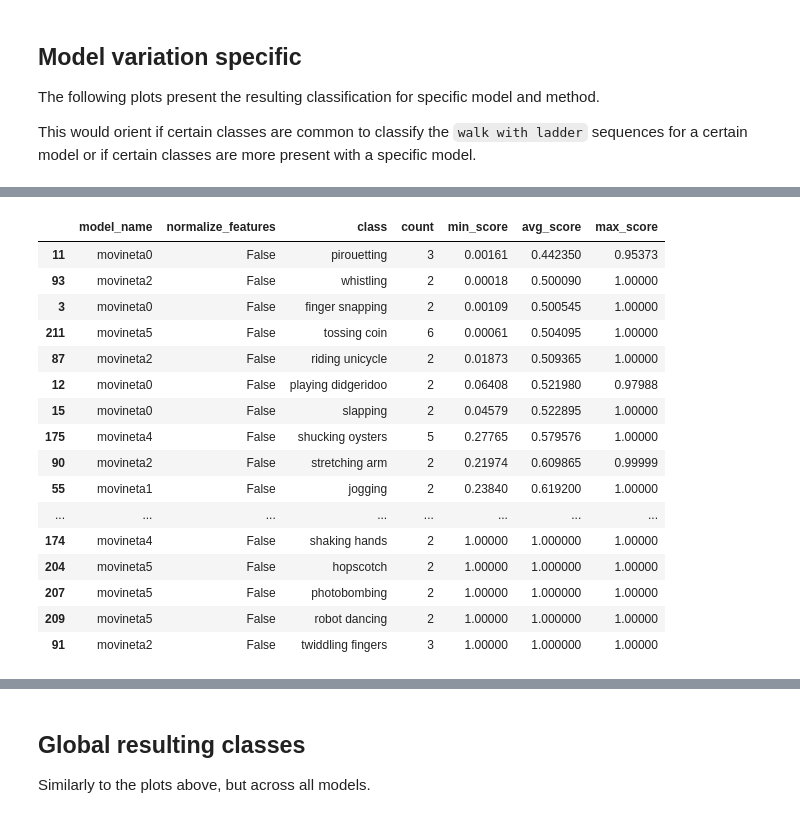
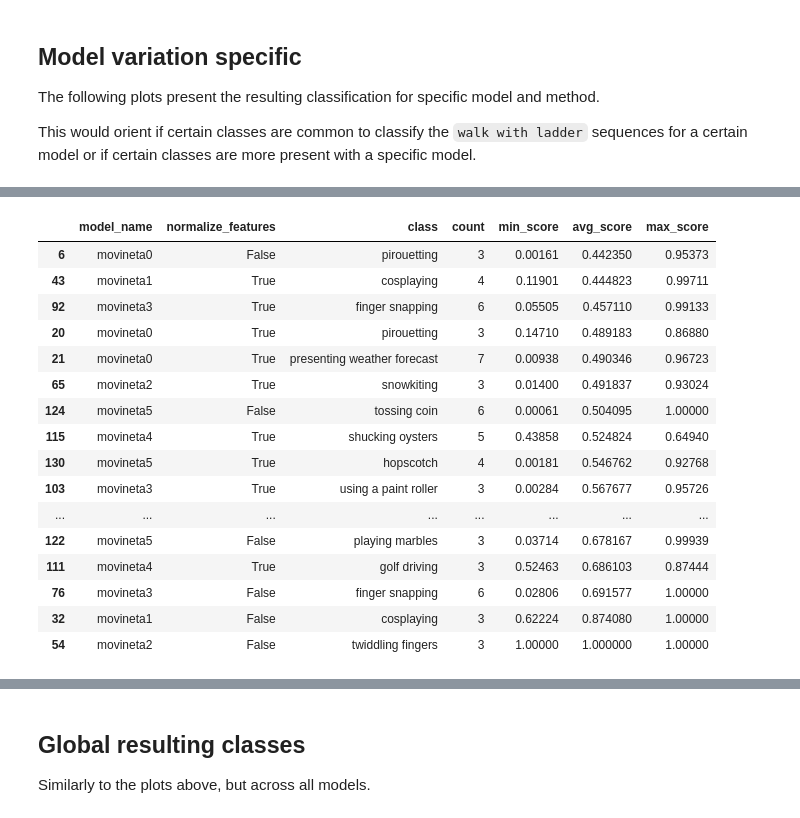
Before and after one commit to schallerala/unifr-master-ilids-alarms, a Jupyter notebook: results/movinet/all-classes-for-walk-with-ladder.ipynb, the cells around one changed output, grey strips where cells are left out. Drawn from its saved outputs; the diff is of its cells as text; code cells hidden in the pictures.

```diff
--- a/results/movinet/all-classes-for-walk-with-ladder.ipynb
+++ b/results/movinet/all-classes-for-walk-with-ladder.ipynb
@@ -74,34 +93,34 @@ fig.show()
 # %%
 # SELECT model_name, normalize_features, class, count(*), min(score), avg(score), max(score)
 # FROM `all` WHERE score > 0
-# GROUP BY model_name, normalize_features, class HAVING count(*) > 1 ORDER BY avg(score);
+# GROUP BY model_name, normalize_features, class HAVING count(*) > 2 ORDER BY avg(score);
 r = df[df['score'] > 0].groupby(['model_name', 'normalize_features', 'class']).filter(
-    lambda x: len(x) > 1
+    lambda x: len(x) > 2
 ).groupby(['model_name', 'normalize_features', 'class']).agg(
     count=('score', 'size'),
     min_score=('score', 'min'),
     avg_score=('score', 'mean'),
     max_score=('score', 'max')
 ).reset_index().sort_values(by=['avg_score', 'count']).tail(20)
 r
 # %% [output]
 |  | model_name | normalize_features | class | count | min_score | avg_score | max_score |
-| 11 | movineta0 | False | pirouetting | 3 | 0.00161 | 0.442350 | 0.95373 |
-| 93 | movineta2 | False | whistling | 2 | 0.00018 | 0.500090 | 1.00000 |
-| 3 | movineta0 | False | finger snapping | 2 | 0.00109 | 0.500545 | 1.00000 |
-| 211 | movineta5 | False | tossing coin | 6 | 0.00061 | 0.504095 | 1.00000 |
-| 87 | movineta2 | False | riding unicycle | 2 | 0.01873 | 0.509365 | 1.00000 |
-| 12 | movineta0 | False | playing didgeridoo | 2 | 0.06408 | 0.521980 | 0.97988 |
-| 15 | movineta0 | False | slapping | 2 | 0.04579 | 0.522895 | 1.00000 |
-| 175 | movineta4 | False | shucking oysters | 5 | 0.27765 | 0.579576 | 1.00000 |
-| 90 | movineta2 | False | stretching arm | 2 | 0.21974 | 0.609865 | 0.99999 |
-| 55 | movineta1 | False | jogging | 2 | 0.23840 | 0.619200 | 1.00000 |
+| 6 | movineta0 | False | pirouetting | 3 | 0.00161 | 0.442350 | 0.95373 |
+| 43 | movineta1 | True | cosplaying | 4 | 0.11901 | 0.444823 | 0.99711 |
+| 92 | movineta3 | True | finger snapping | 6 | 0.05505 | 0.457110 | 0.99133 |
+| 20 | movineta0 | True | pirouetting | 3 | 0.14710 | 0.489183 | 0.86880 |
+| 21 | movineta0 | True | presenting weather forecast | 7 | 0.00938 | 0.490346 | 0.96723 |
+| 65 | movineta2 | True | snowkiting | 3 | 0.01400 | 0.491837 | 0.93024 |
+| 124 | movineta5 | False | tossing coin | 6 | 0.00061 | 0.504095 | 1.00000 |
+| 115 | movineta4 | True | shucking oysters | 5 | 0.43858 | 0.524824 | 0.64940 |
+| 130 | movineta5 | True | hopscotch | 4 | 0.00181 | 0.546762 | 0.92768 |
+| 103 | movineta3 | True | using a paint roller | 3 | 0.00284 | 0.567677 | 0.95726 |
 | ... | ... | ... | ... | ... | ... | ... | ... |
-| 174 | movineta4 | False | shaking hands | 2 | 1.00000 | 1.000000 | 1.00000 |
-| 204 | movineta5 | False | hopscotch | 2 | 1.00000 | 1.000000 | 1.00000 |
-| 207 | movineta5 | False | photobombing | 2 | 1.00000 | 1.000000 | 1.00000 |
-| 209 | movineta5 | False | robot dancing | 2 | 1.00000 | 1.000000 | 1.00000 |
-| 91 | movineta2 | False | twiddling fingers | 3 | 1.00000 | 1.000000 | 1.00000 |
+| 122 | movineta5 | False | playing marbles | 3 | 0.03714 | 0.678167 | 0.99939 |
+| 111 | movineta4 | True | golf driving | 3 | 0.52463 | 0.686103 | 0.87444 |
+| 76 | movineta3 | False | finger snapping | 6 | 0.02806 | 0.691577 | 1.00000 |
+| 32 | movineta1 | False | cosplaying | 3 | 0.62224 | 0.874080 | 1.00000 |
+| 54 | movineta2 | False | twiddling fingers | 3 | 1.00000 | 1.000000 | 1.00000 |
 # %%
 plot_df = r.melt(id_vars=['model_name', 'normalize_features', 'class', 'count'], value_vars=['min_score', 'avg_score', 'max_score'])
 plot_df['x_label'] = plot_df['class'] + ' (a' + plot_df['model_name'].str[-1] + ' - ' + plot_df['normalize_features'].astype(str) + ')'
```
Also changed, not shown: parts of 10 cells of this notebook, 28 other files.
